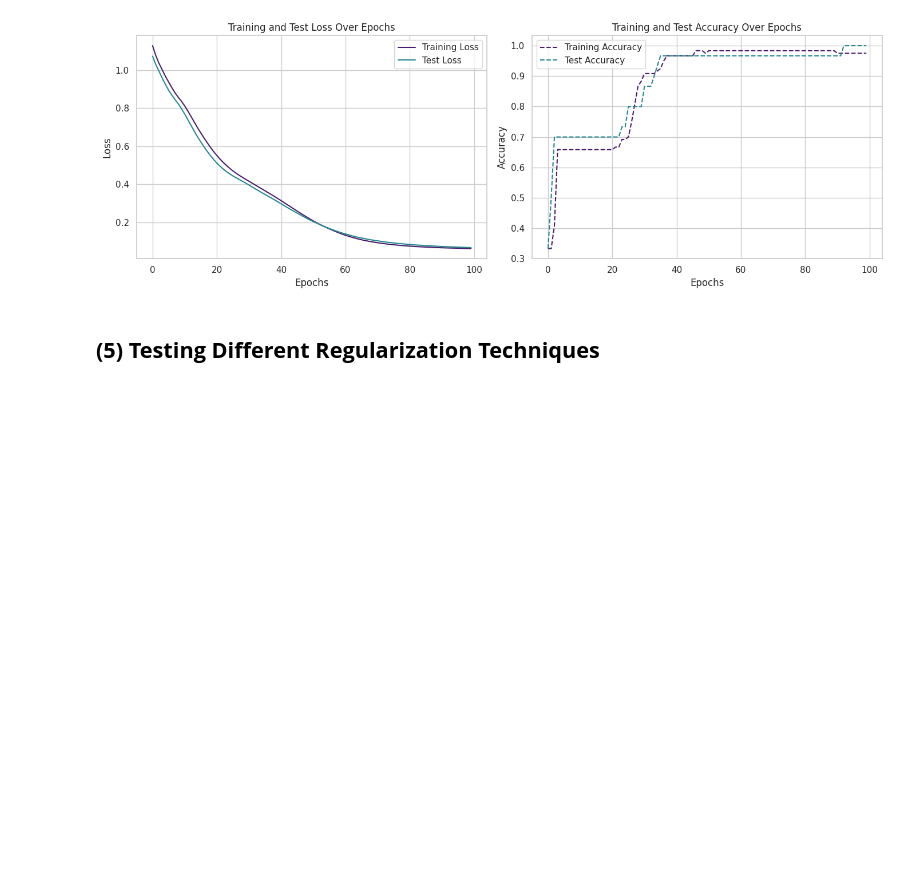
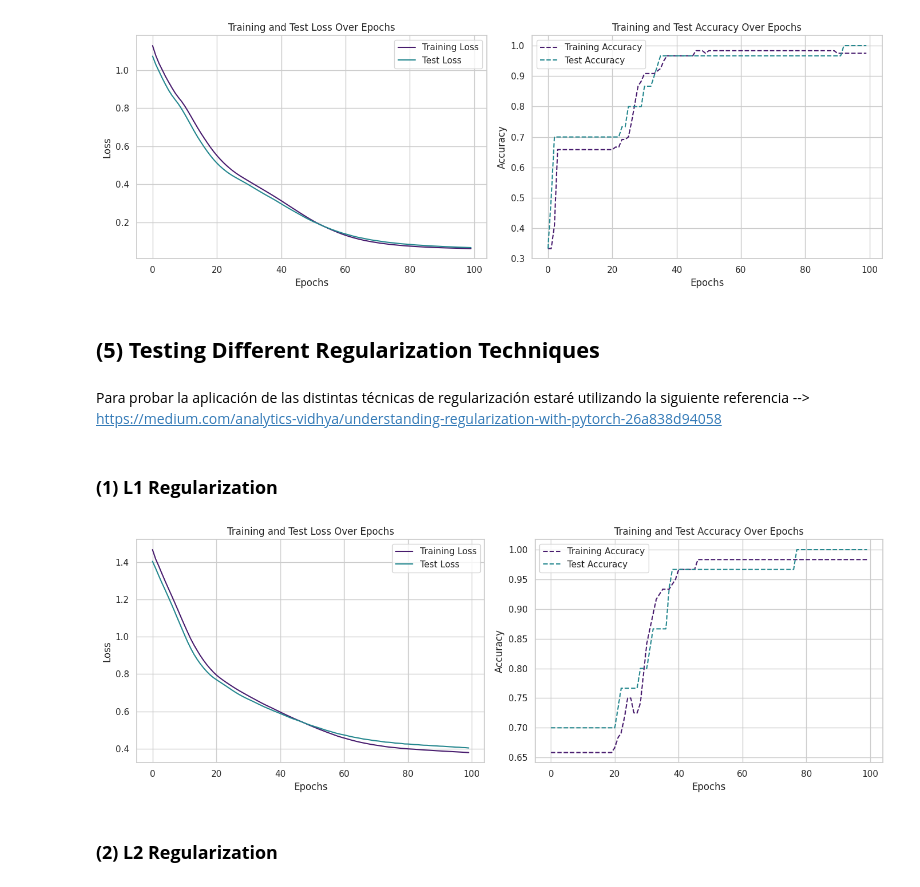
Before and after one commit to Andrea-gt/pytorch-iris, a Jupyter notebook: pytorch_iris.ipynb, the cells around one changed output. Cells and saved outputs as stored; diff of their text form; code cells hidden in the pictures; blank space fills up the shorter version.

Commit message:
feat: Testing Different Regularization Techniques

```diff
--- a/pytorch_iris.ipynb
+++ b/pytorch_iris.ipynb
@@ -306,3 +289,5 @@ test_loss(model, X_train, y_train, X_test, y_test, opt, loss_functions[2])
 [figure]
 # %% [markdown]
 ## **(5) Testing Different Regularization Techniques**
+# %% [markdown]
+Para probar la aplicación de las distintas técnicas de regularización estaré utilizando la siguiente referencia --> https://medium.com/analytics-vidhya/understanding-regularization-with-pytorch-26a838d94058
@@ -308,0 +377,2 @@ test_loss(model, X_train, y_train, X_test, y_test, opt, loss_functions[2])
+# %% [markdown]
+### **(1) L1 Regularization**
@@ -308,0 +390,6 @@ test_loss(model, X_train, y_train, X_test, y_test, opt, loss_functions[2])
+# %%
+test_regularization(model, X_train, y_train, X_test, y_test, opt, loss_functions[0], 'l1')
+# %% [output]
+[figure, added]
+# %% [markdown]
+### **(2) L2 Regularization**
```
Also changed, not shown: parts of 9 cells of this notebook.
